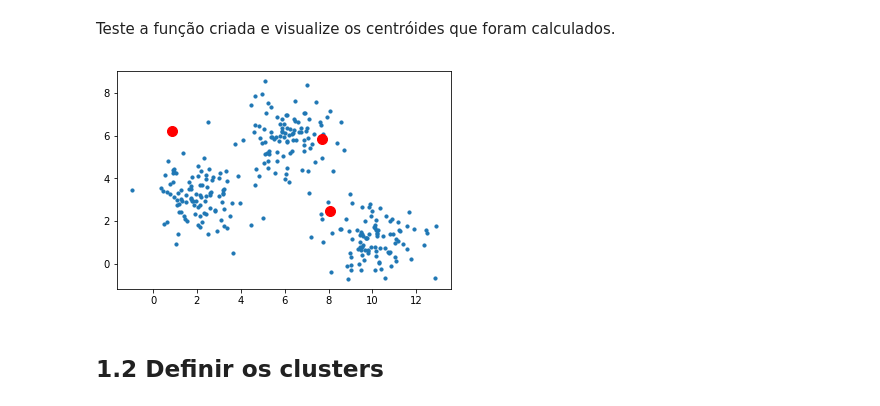
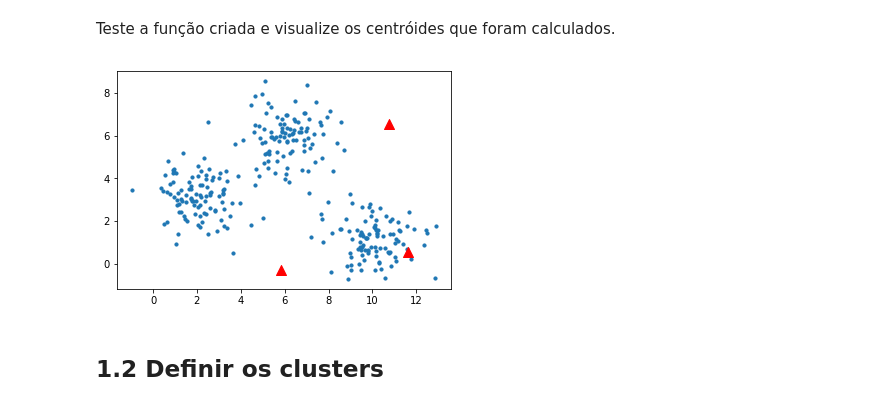
Before and after one commit to CarlosJun/Data-Science, a Jupyter notebook: Clustering/Notebook_KMeans.ipynb, the cells around one changed output. Drawn from its saved outputs; the diff is of its cells as text; code cells hidden in the pictures.

```diff
--- a/Clustering/Notebook_KMeans.ipynb
+++ b/Clustering/Notebook_KMeans.ipynb
@@ -53,7 +57,7 @@ def calculate_initial_centers(dataset, k):
     k -- Número de centróides desejados
 
     Retornos:
-    centroids -- Lista com os centroides calculados - [k,n]
+    centroids -- Lista com os centróides calculados - [k,n]
     """
 
     #### CODE HERE ####
@@ -71,12 +75,12 @@ Teste a função criada e visualize os centróides que foram calculados.
 # %%
 k = 3
 centroids = calculate_initial_centers(dataset, k)
 
 plt.scatter(dataset[:,0], dataset[:,1], s=10)
-plt.scatter(centroids[:,0], centroids[:,1], c='red', s=100)
+plt.scatter(centroids[:,0], centroids[:,1], marker='^', c='red',s=100)
 plt.show()
 # %% [output]
-[figure, old version]
+[figure, new version]
 # %% [markdown]
 ## 1.2 Definir os clusters
 # %% [markdown]
```
Also changed, not shown: parts of 27 cells of this notebook.
